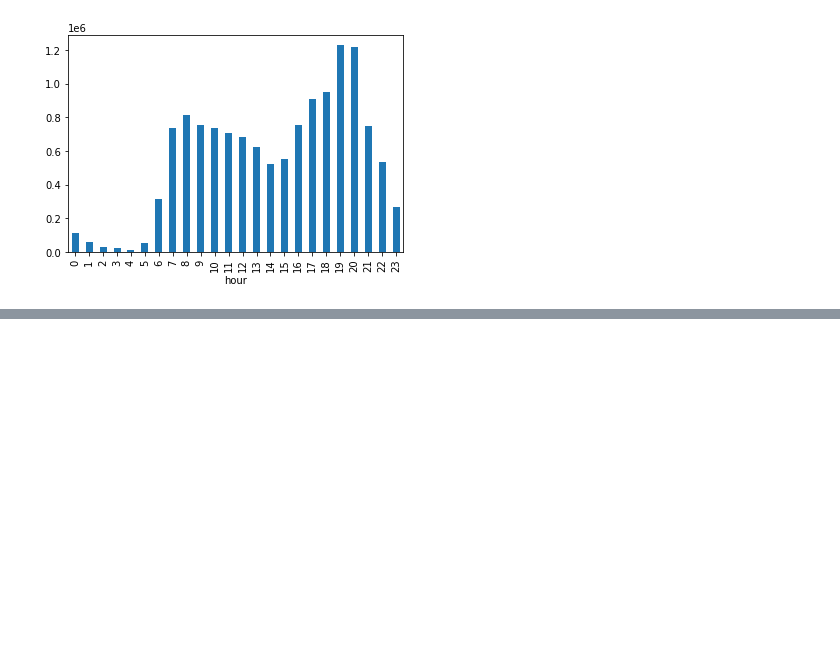
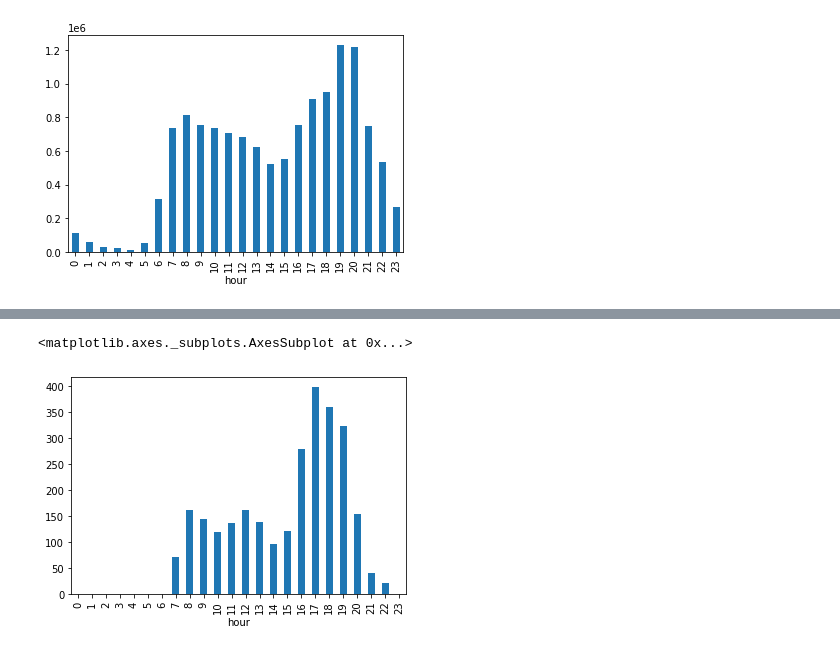
Before and after one commit to noahmelngailis/time_series_steps_project, a Jupyter notebook: time_series_xml.ipynb, the cells around one changed output, grey strips where cells are left out. Drawn from its saved outputs; the diff is of its cells as text; code cells hidden in the pictures; blank space fills up the shorter version.

Commit message:
median instead of mode

```diff
--- a/time_series_xml.ipynb
+++ b/time_series_xml.ipynb
@@ -380,0 +369,5 @@ hourly
+# %%
+hourly.groupby('hour').new_value.median().plot.bar()
+# %% [output]
+<matplotlib.axes._subplots.AxesSubplot at 0x...>
+[figure, added]
```
Also changed, not shown: parts of 2 cells of this notebook.
